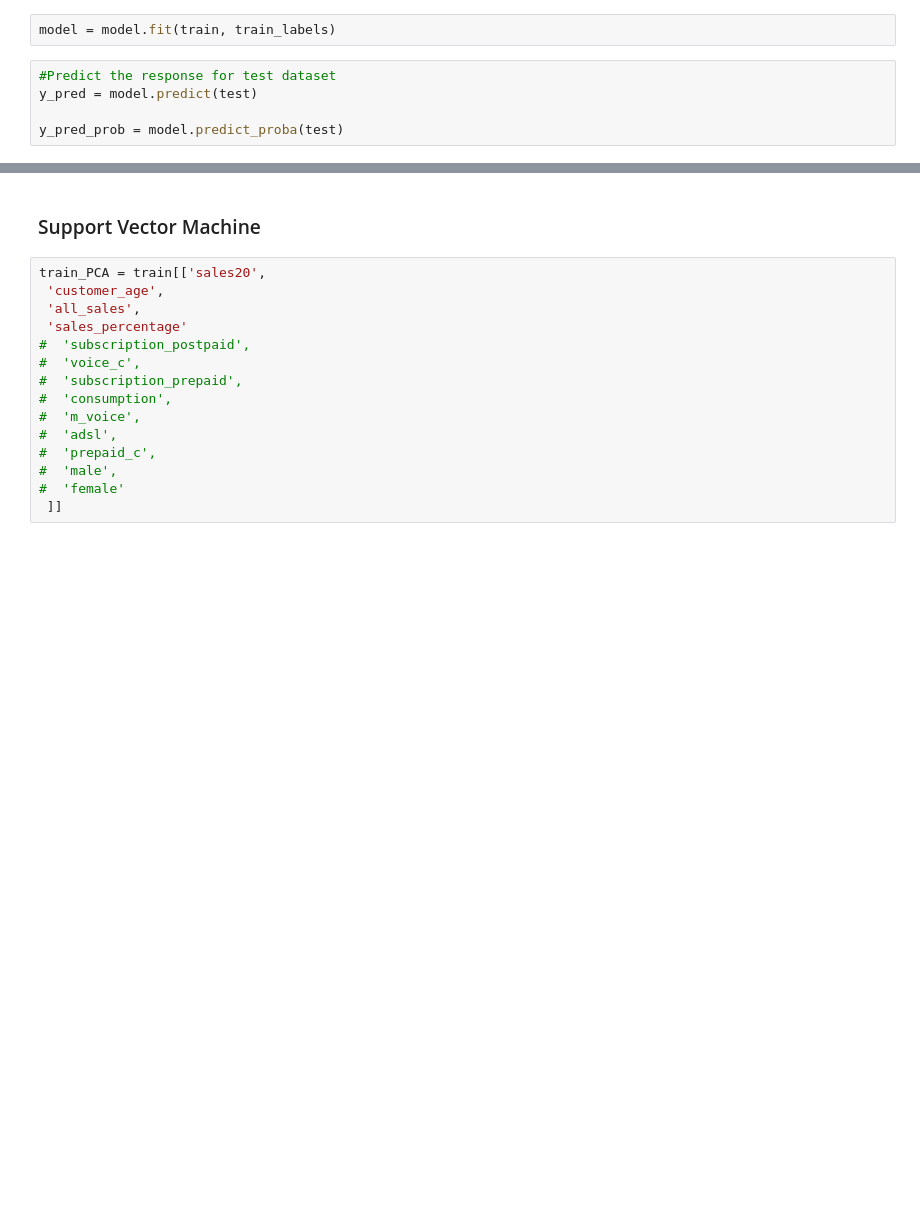
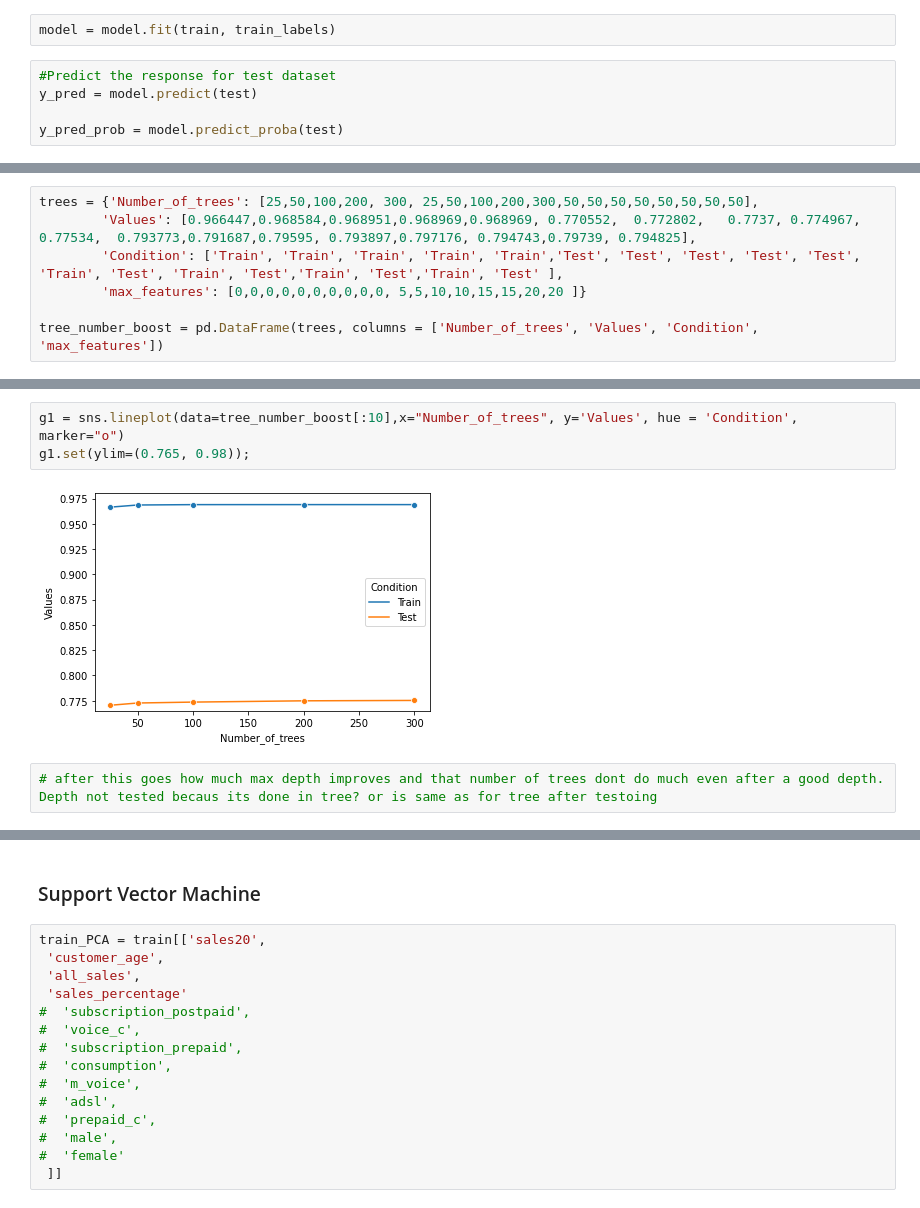
Before and after one commit to linaskerath/comparison-of-ML-up-sell-propensity-models, a Jupyter notebook: Bakis.ipynb, the cells around one changed output, grey strips where cells are left out. Cells and saved outputs as stored; diff of their text form; blank space fills up the shorter version.

Commit message:
boosted

```diff
--- a/Bakis.ipynb
+++ b/Bakis.ipynb
@@ -561,0 +481,7 @@ vdsl_c Importance: 0.0
+# %%
+trees = {'Number_of_trees': [25,50,100,200, 300, 25,50,100,200,300,50,50,50,50,50,50,50,50],
+        'Values': [0.966447,0.968584,0.968951,0.968969,0.968969, 0.770552,	0.772802,	0.7737,	0.774967,	0.77534,  0.793773,0.791687,0.79595, 0.793897,0.797176, 0.794743,0.79739, 0.794825],
+        'Condition': ['Train', 'Train', 'Train', 'Train', 'Train','Test', 'Test', 'Test', 'Test', 'Test', 'Train', 'Test', 'Train', 'Test','Train', 'Test','Train', 'Test' ],
+        'max_features': [0,0,0,0,0,0,0,0,0,0, 5,5,10,10,15,15,20,20 ]}
+
+tree_number_boost = pd.DataFrame(trees, columns = ['Number_of_trees', 'Values', 'Condition', 'max_features'])
@@ -561,0 +508,7 @@ vdsl_c Importance: 0.0
+# %%
+g1 = sns.lineplot(data=tree_number_boost[:10],x="Number_of_trees", y='Values', hue = 'Condition', marker="o")
+g1.set(ylim=(0.765, 0.98));
+# %% [output]
+[figure, added]
+# %%
+# after this goes how much max depth improves and that number of trees dont do much even after a good depth. Depth not tested becaus its done in tree? or is same as for tree after testoing
```
Also changed, not shown: parts of 62 cells of this notebook.
